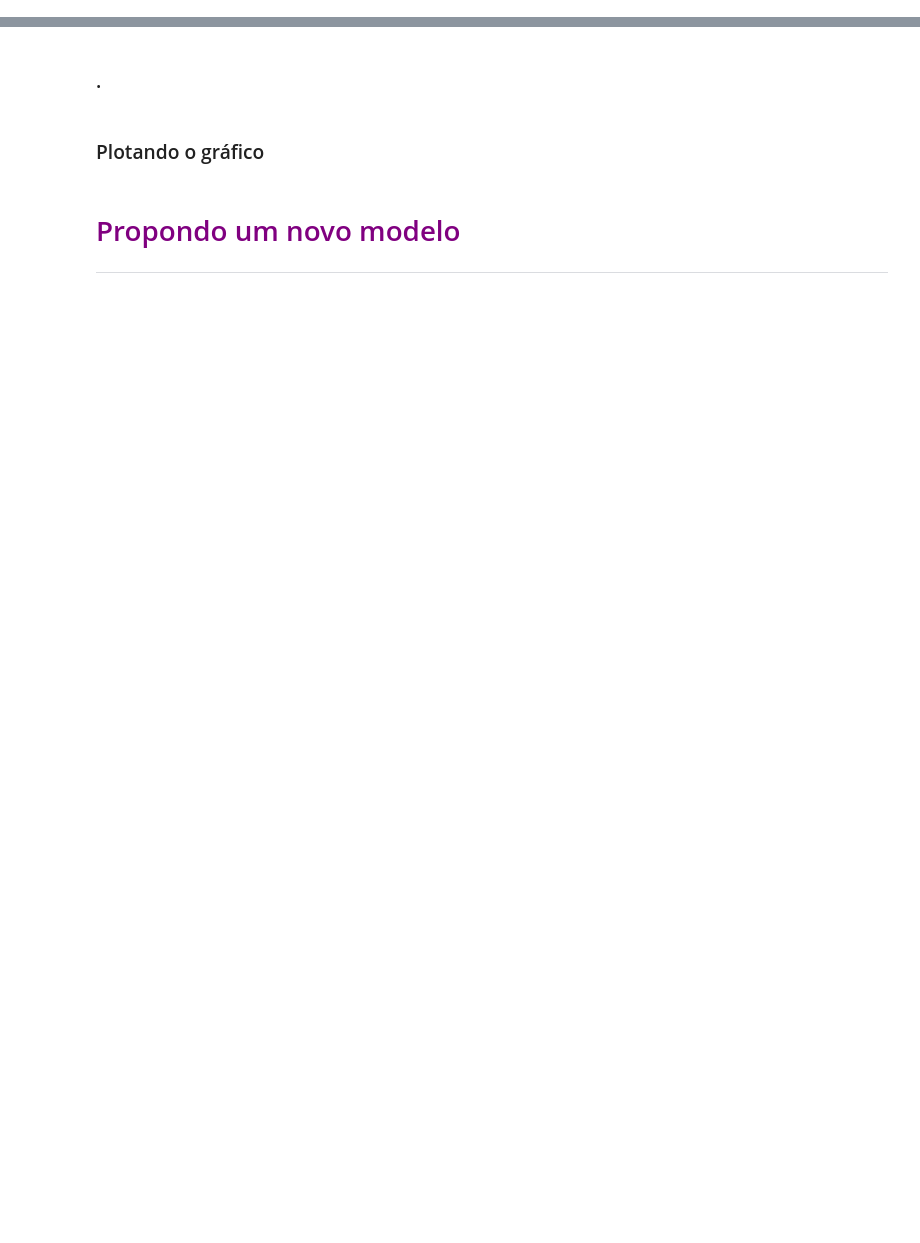
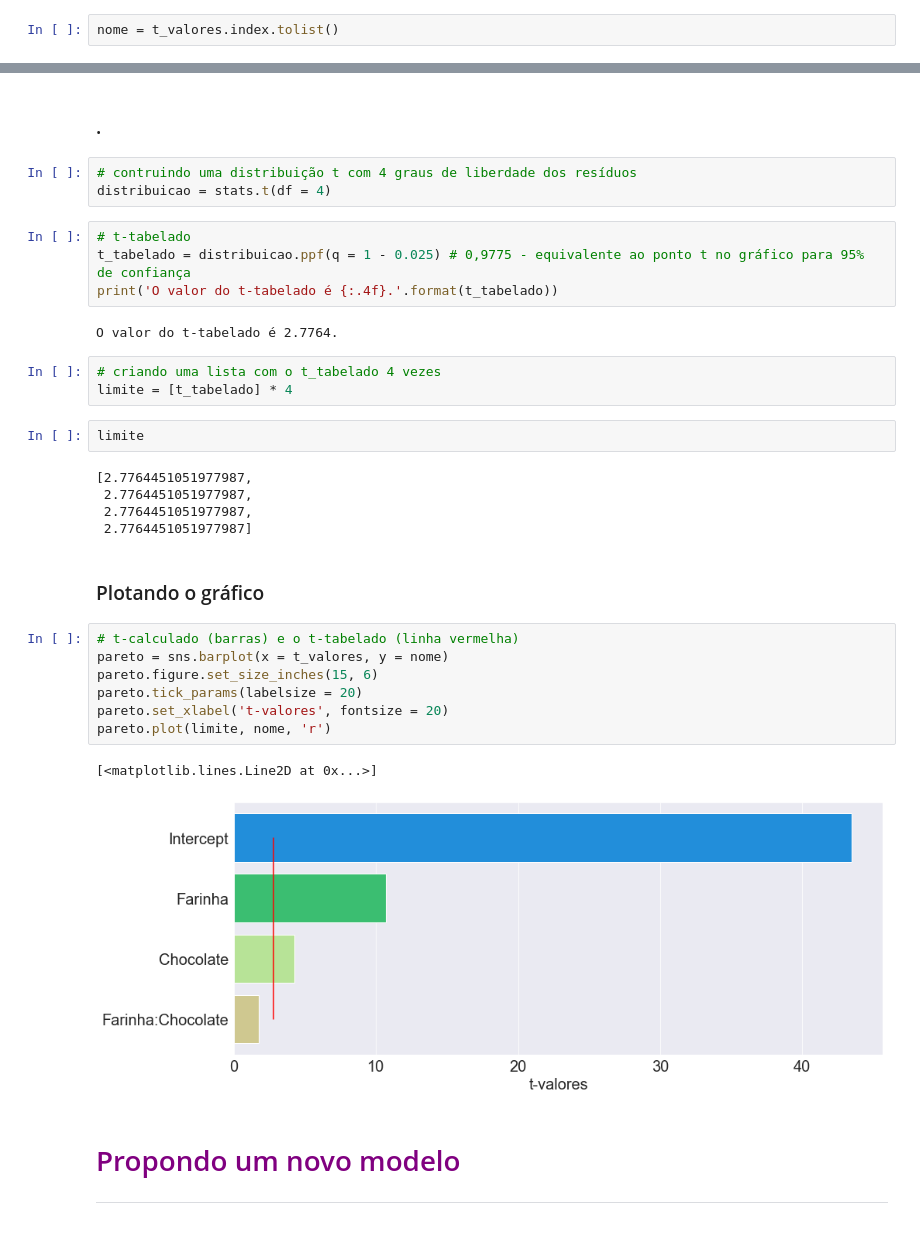
Before and after one commit to jordanfalcao/data-analytics, a Jupyter notebook: Experimentação_Análise de Experimentos/Planejamento_experimentos_aula.ipynb, the cells around one changed output, grey strips where cells are left out. Cells and saved outputs as stored; diff of their text form; blank space fills up the shorter version.

```diff
--- a/Experimentação_Análise de Experimentos/Planejamento_experimentos_aula.ipynb
+++ b/Experimentação_Análise de Experimentos/Planejamento_experimentos_aula.ipynb
@@ -368,0 +386,2 @@ Notes:
+# %%
+nome = t_valores.index.tolist()
@@ -371,7 +396,36 @@ Notes:
 # %% [markdown]
 ### .
+# %%
+# contruindo uma distribuição t com 4 graus de liberdade dos resíduos
+distribuicao = stats.t(df = 4)
+# %%
+# t-tabelado
+t_tabelado = distribuicao.ppf(q = 1 - 0.025) # 0,9775 - equivalente ao ponto t no gráfico para 95% de confiança
+print('O valor do t-tabelado é {:.4f}.'.format(t_tabelado))
+# %% [output]
+O valor do t-tabelado é 2.7764.
+# %%
+# criando uma lista com o t_tabelado 4 vezes
+limite = [t_tabelado] * 4
+# %%
+limite
+# %% [output]
+[2.7764451051977987,
+ 2.7764451051977987,
+ 2.7764451051977987,
+ 2.7764451051977987]
 # %% [markdown]
 ### Plotando o gráfico
+# %%
+# t-calculado (barras) e o t-tabelado (linha vermelha)
+pareto = sns.barplot(x = t_valores, y = nome)
+pareto.figure.set_size_inches(15, 6)
+pareto.tick_params(labelsize = 20)
+pareto.set_xlabel('t-valores', fontsize = 20)
+pareto.plot(limite, nome, 'r')
+# %% [output]
+[<matplotlib.lines.Line2D at 0x...>]
+[figure, added]
 # %% [markdown]
 # <font color = 'purple'> Propondo um novo modelo   </font>
 
```
Also changed, not shown: parts of 28 cells of this notebook, 1 other file.
